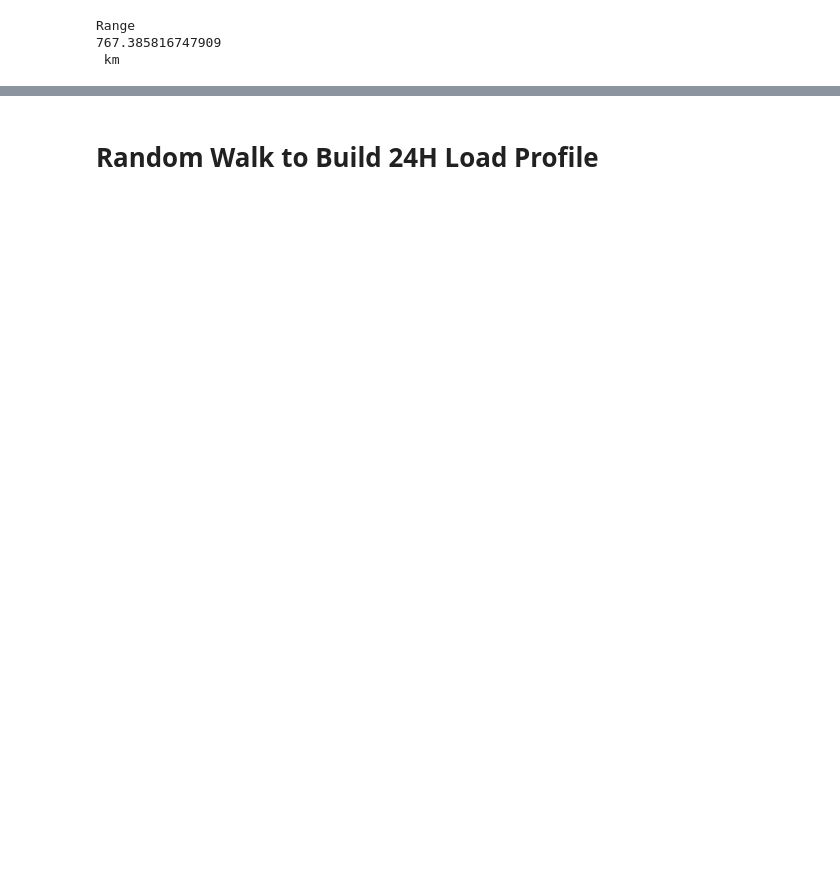
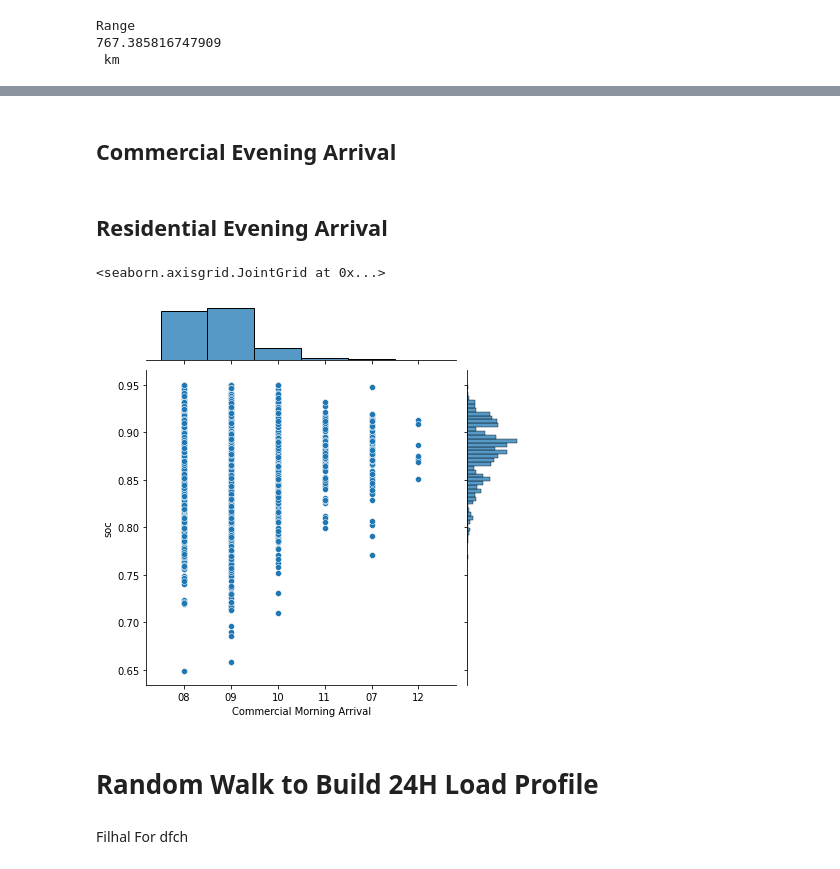
Before and after one commit to imasadnust/EVtripRep, a Jupyter notebook: EVREP2.ipynb, the cells around one changed output, grey strips where cells are left out. Cells and saved outputs as stored; diff of their text form; code cells hidden in the pictures; blank space fills up the shorter version.

Commit message:
NEw EVTRIP COPY

```diff
--- a/EVREP2.ipynb
+++ b/EVREP2.ipynb
@@ -514,2 +330,0 @@ dfhv
-# %%
-dfmega2=df.join(dfhv)
@@ -703,0 +464,2 @@ dfvchev
+# %% [markdown]
+## Commercial Evening Arrival
@@ -704,3 +487,40 @@ dfvchev
+# %% [markdown]
+## Residential Evening Arrival
+# %%
+#Level1 charging
+depT=[]
+for at,ct in zip(dfch['Residential Evening Arrival'].values,Tch):
+    temp=datetime.datetime.combine(datetime.date.today(),at)+datetime.timedelta(hours=ct)
+    depT.append(temp.time())
+dfch.insert(7,'Residential Evening Departure Level 1',depT)
+
+#Level 2 Charging
+depT=[]
+for at,ct in zip(dfch['Residential Evening Arrival'].values,Tch2):
+    temp=datetime.datetime.combine(datetime.date.today(),at)+datetime.timedelta(hours=ct)
+    depT.append(temp.time())
+dfch.insert(8,'Residential Evening Departure Level 2',depT)
+
+#Level 3 charging
+depT=[]
+for at,ct in zip(dfch['Residential Evening Arrival'].values,Tch3):
+    temp=datetime.datetime.combine(datetime.date.today(),at)+datetime.timedelta(hours=ct)
+    depT.append(temp.time())
+dfch.insert(10,'Residential Departure Level 3',depT)
+# %%
+# Scatter plot between Plugin time and battery State of Charge
+import seaborn as sns
+#from pandas.plotting import register_matplotlib_converters
+#register_matplotlib_converters()
+#sns.set(font_scale=1.5, style="whitegrid")
+dfprint= dfch.copy()
+dfprint["Commercial Morning Arrival"]=dfprint["Commercial Morning Arrival"].apply(lambda x: x.strftime("%H"))
+sns.jointplot(data=dfprint, x="Commercial Morning Arrival", y="soc")
+# %% [output]
+<seaborn.axisgrid.JointGrid at 0x...>
+[figure, added]
 # %% [markdown]
 # Random Walk to Build 24H Load Profile
+# %% [markdown]
+Filhal For dfch
 # %%
```
Also changed, not shown: parts of 95 cells of this notebook, 1 other file.
